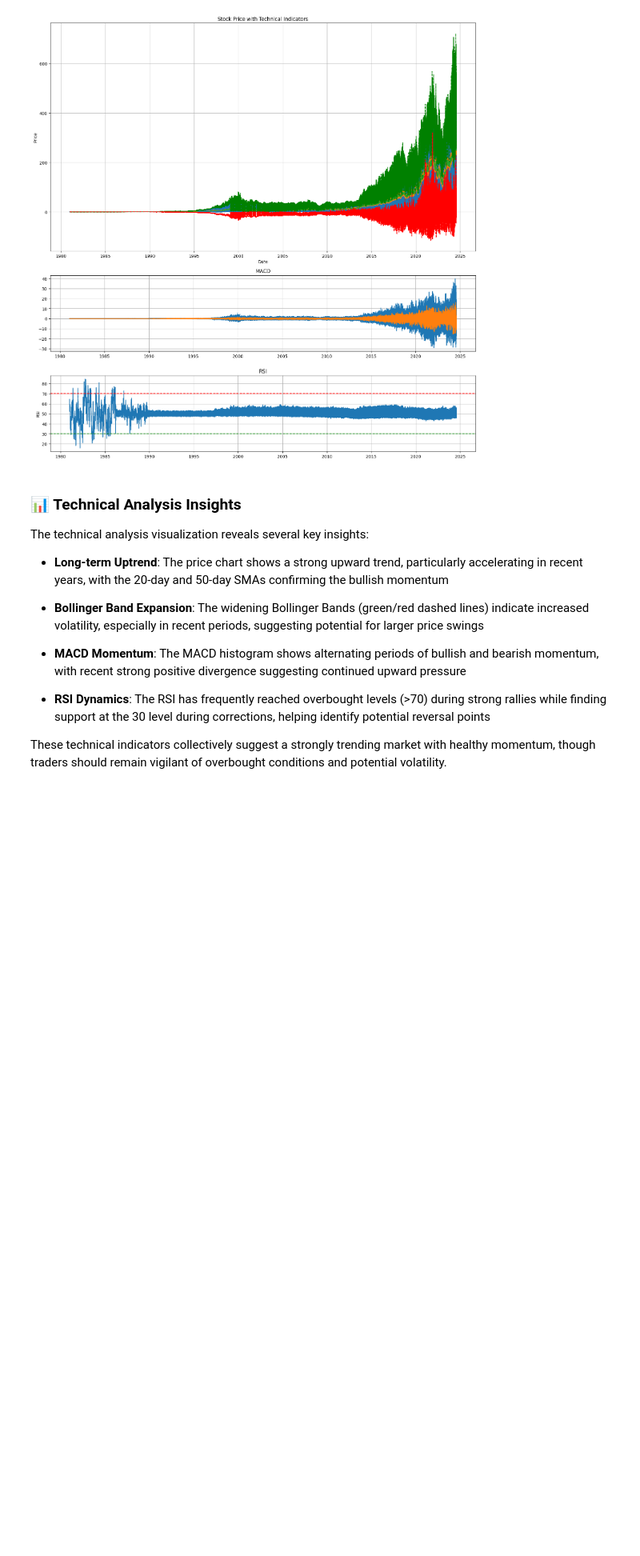
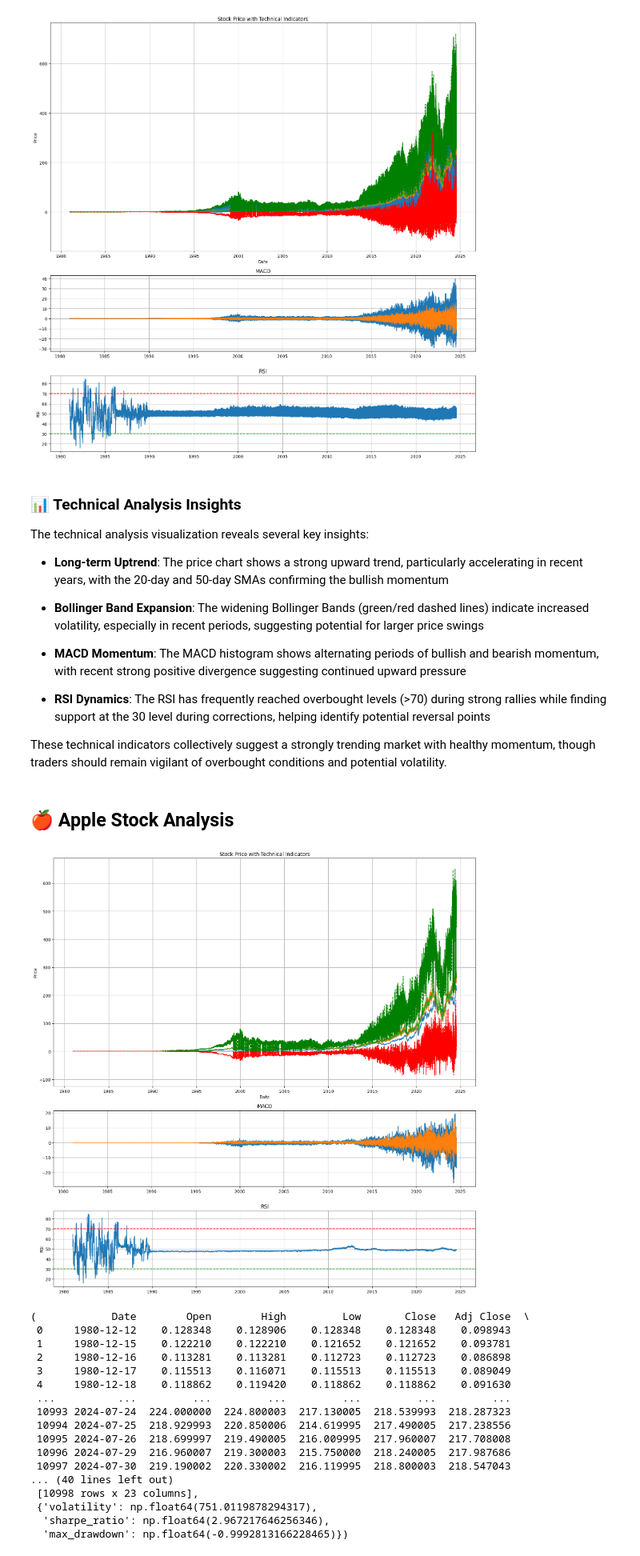
Before and after one commit to shewanek/KAIM_W1_FinanceNewsAnalytics, a Jupyter notebook: notebooks/quantitative_eda.ipynb, the cells around one changed output. Shown at 80% size. Saved outputs shown, nothing was run; the diff lists cells and outputs as text; code cells hidden in the pictures; blank space fills up the shorter version.

```diff
--- a/notebooks/quantitative_eda.ipynb
+++ b/notebooks/quantitative_eda.ipynb
@@ -153,3 +150,27 @@ analysis.plot_price_and_indicators()
  - **RSI Dynamics**: The RSI has frequently reached overbought levels (>70) during strong rallies while finding support at the 30 level during corrections, helping identify potential reversal points
 
  These technical indicators collectively suggest a strongly trending market with healthy momentum, though traders should remain vigilant of overbought conditions and potential volatility.
+# %% [markdown]
+ ## 🍎 Apple Stock Analysis
+# %%
+# stock_symbols = ['AAPL', 'AMZN', 'GOOG', 'META', 'MSFT', 'NVDA', 'TSLA']
+analysis.analyze_stock('AAPL')
+# %% [output]
+[figure, added]
+(            Date        Open        High         Low       Close   Adj Close  \
+ 0     1980-12-12    0.128348    0.128906    0.128348    0.128348    0.098943
+ 1     1980-12-15    0.122210    0.122210    0.121652    0.121652    0.093781
+ 2     1980-12-16    0.113281    0.113281    0.112723    0.112723    0.086898
+ 3     1980-12-17    0.115513    0.116071    0.115513    0.115513    0.089049
+ 4     1980-12-18    0.118862    0.119420    0.118862    0.118862    0.091630
+ ...          ...         ...         ...         ...         ...         ...
+ 10993 2024-07-24  224.000000  224.800003  217.130005  218.539993  218.287323
+ 10994 2024-07-25  218.929993  220.850006  214.619995  217.490005  217.238556
+ 10995 2024-07-26  218.699997  219.490005  216.009995  217.960007  217.708008
+ 10996 2024-07-29  216.960007  219.300003  215.750000  218.240005  217.987686
+ 10997 2024-07-30  219.190002  220.330002  216.119995  218.800003  218.547043
+... (40 lines left out)
+ [10998 rows x 23 columns],
+ {'volatility': np.float64(751.0119878294317),
+  'sharpe_ratio': np.float64(2.967217646256346),
+  'max_drawdown': np.float64(-0.9992813166228465)})
```
Also changed, not shown: parts of 1 cell of this notebook, 1 other file.
